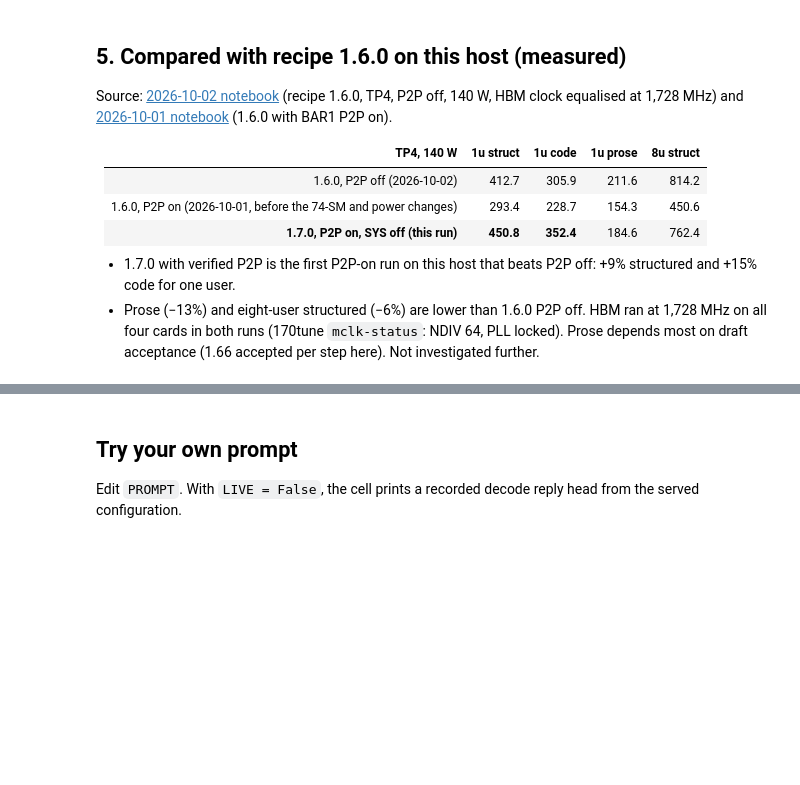
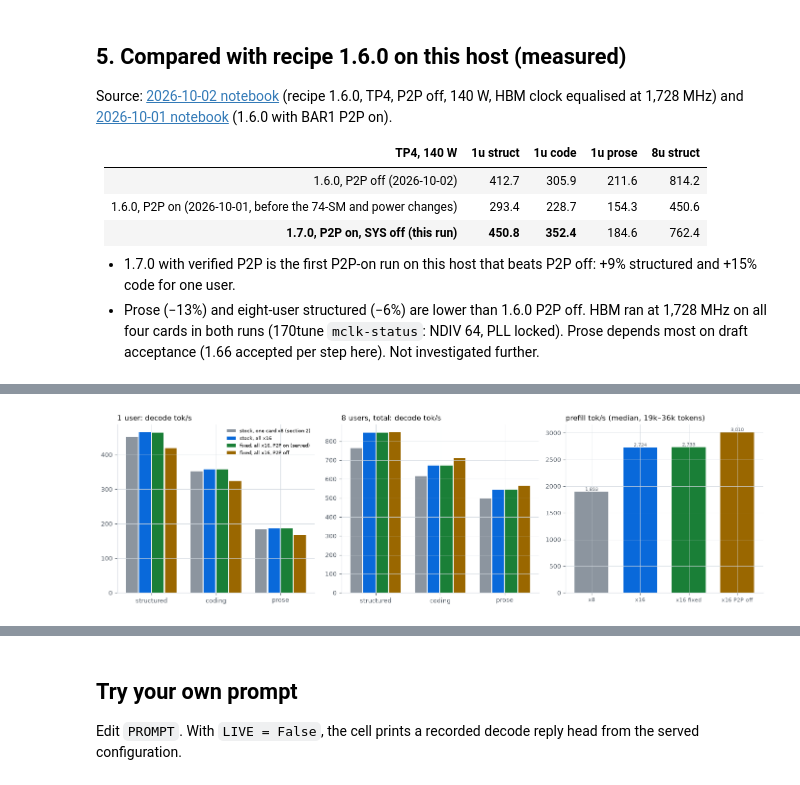
Before and after one commit to PixelML/club-170hx, a Jupyter notebook: notebooks/2026-10-04-glm-5.3-flash-morrowmake-v1.7.0-4card-tp4-pp4-p2p-vllm.ipynb, the cells around one changed output, grey strips where cells are left out. Cells and saved outputs as stored; diff of their text form; code cells hidden in the pictures; blank space fills up the shorter version.

```diff
--- a/notebooks/2026-10-04-glm-5.3-flash-morrowmake-v1.7.0-4card-tp4-pp4-p2p-vllm.ipynb
+++ b/notebooks/2026-10-04-glm-5.3-flash-morrowmake-v1.7.0-4card-tp4-pp4-p2p-vllm.ipynb
@@ -211,0 +224,21 @@ Source: [2026-10-02 notebook](2026-10-02-glm-5.3-flash-4card-tp4-sm74-hbm-power-
+# %%
+X16 = [("glm-v170-tp4-nosys-140", "stock, one card x8 (section 2)"),
+       ("glm-v170-stock-tp4-x16-140", "stock, all x16"),
+       ("glm-v170-kdafix-tp4-x16-140", "fixed, all x16, P2P on (served)"),
+       ("glm-v170-kdafix-tp4-x16-140-p2poff", "fixed, all x16, P2P off")]
+rows = []
+for run, lab in X16:
+    pf = prefill(run)
+    rows.append([lab] + [f"{dec(run, p, 1):.1f}" for p in PROMPTS] + [f"{dec(run, p, 8):.1f}" for p in PROMPTS]
+                + [f"{min(pf):,.0f}–{max(pf):,.0f}"])
+rows.append(["Recipe v1.7.0 published, TP4 (180 W, x16)"] + [f"{v}" for v in THEIRS["TP4"]["c1"]] + [f"{v}" for v in THEIRS["TP4"]["c8"]] + ["3,197"])
+table(["configuration (TP4, 140 W)", "1u struct", "1u code", "1u prose", "8u struct", "8u code", "8u prose", "prefill tok/s"], rows)
+pm = lambda r: statistics.median(prefill(r))
+def delta(a, b, c):
+    return " / ".join(f"{(dec(b, p, c) / dec(a, p, c) - 1) * 100:+.0f}%" for p in PROMPTS)
+def compare(lab, a, b):
+    return [lab, delta(a, b, 1), delta(a, b, 8), f"{(pm(b) / pm(a) - 1) * 100:+.0f}%"]
+table(["comparison", "1 user (struct / code / prose)", "8 users", "prefill (median)"],
+      [compare("x8 → x16 (stock image)", X16[0][0], X16[1][0]),
+       compare("stock → fixed image (x16)", X16[1][0], X16[2][0]),
+       compare("P2P on → P2P off (fixed, x16)", X16[2][0], X16[3][0])])
@@ -211,0 +258,19 @@ Source: [2026-10-02 notebook](2026-10-02-glm-5.3-flash-4card-tp4-sm74-hbm-power-
+# %%
+fig, axes = plt.subplots(1, 3, figsize=(14, 4.2))
+cols = [S[0], S[1], S[2], S[3]]
+w = 0.2
+for i, (run, lab) in enumerate(X16):
+    for ax, c in ((axes[0], 1), (axes[1], 8)):
+        ax.bar([j + (i - 1.5) * w for j in range(3)], [dec(run, p, c) for p in PROMPTS], w * 0.92, color=cols[i], label=lab)
+    axes[2].bar(i, pm(run), 0.7, color=cols[i])
+    axes[2].text(i, pm(run), f"{pm(run):,.0f}", ha="center", va="bottom", fontsize=7, color=INK2)
+for ax, c in ((axes[0], 1), (axes[1], 8)):
+    ax.set_xticks(range(3), PROMPTS); ax.set_title(f"{'1 user' if c == 1 else '8 users, total'}: decode tok/s", loc="left")
+axes[2].set_xticks(range(4), ["x8", "x16", "x16 fixed", "x16 P2P off"], fontsize=8); axes[2].set_title("prefill tok/s (median, 19k–36k tokens)", loc="left")
+axes[0].legend(fontsize=7, frameon=False, loc="upper right")
+fig.tight_layout()
+for ext in ("png", "svg"):
+    fig.savefig(f"../assets/charts/2026-10-04-glm-5.3-flash-morrowmake-v1.7.0-4card-tp4-x16-p2p-vllm.{ext}", dpi=150)
+plt.show()
+# %% [output]
+[figure, added]
```
Also changed, not shown: parts of 8 cells of this notebook, 55 other files.
